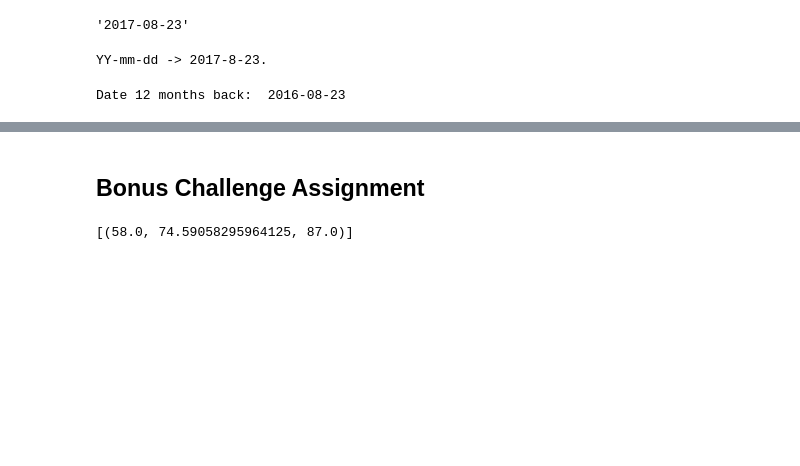
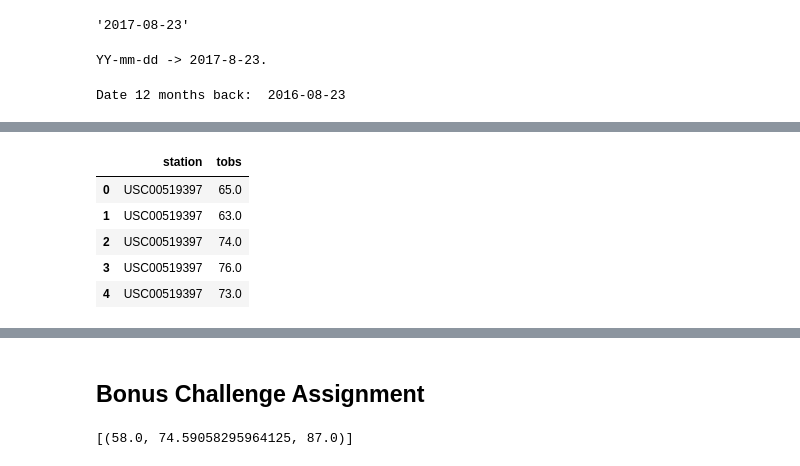
Before and after one commit to IrinaUX/sqlalchemy-challenge, a Jupyter notebook: station_analysis.ipynb, the cells around one changed output, grey strips where cells are left out. Drawn from its saved outputs; the diff is of its cells as text; code cells hidden in the pictures; blank space fills up the shorter version.

```diff
--- a/station_analysis.ipynb
+++ b/station_analysis.ipynb
@@ -536,0 +547,12 @@ Date: 2016-08-24; Station: USC00516128; Observations: 74.0.
+# %%
+# Create df based on the stations data
+station_df = pd.DataFrame(stations)
+station_df.columns = ['station', 'tobs']
+station_df.head()
+# %% [output]
+|  | station | tobs |
+| 0 | USC00519397 | 65.0 |
+| 1 | USC00519397 | 63.0 |
+| 2 | USC00519397 | 74.0 |
+| 3 | USC00519397 | 76.0 |
+| 4 | USC00519397 | 73.0 |
```
Also changed, not shown: parts of 9 cells of this notebook.
